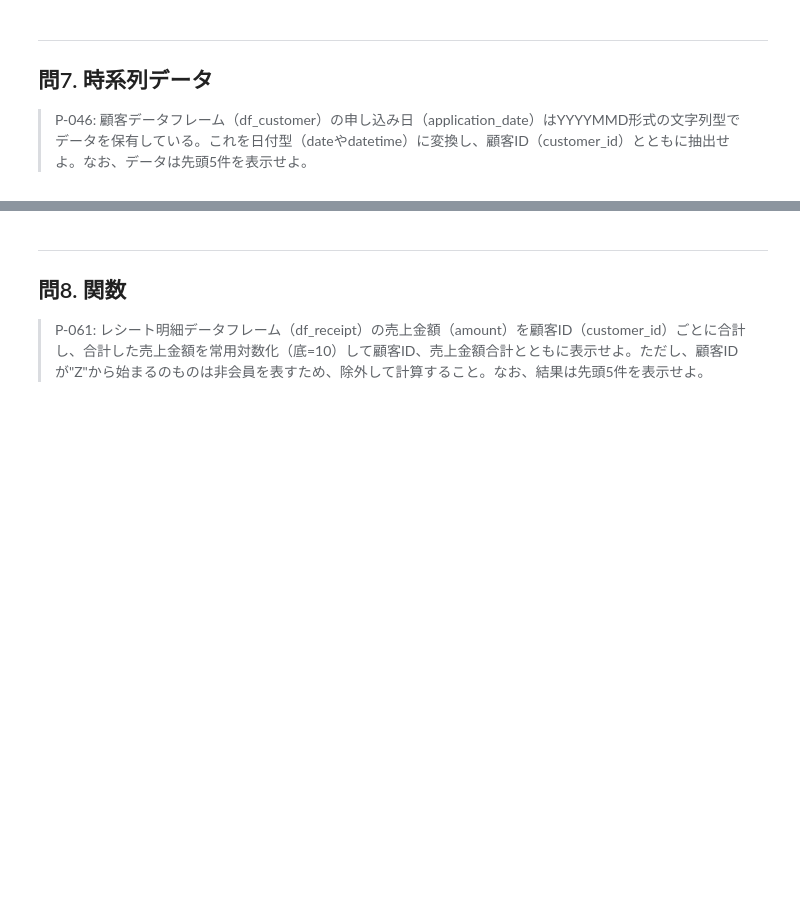
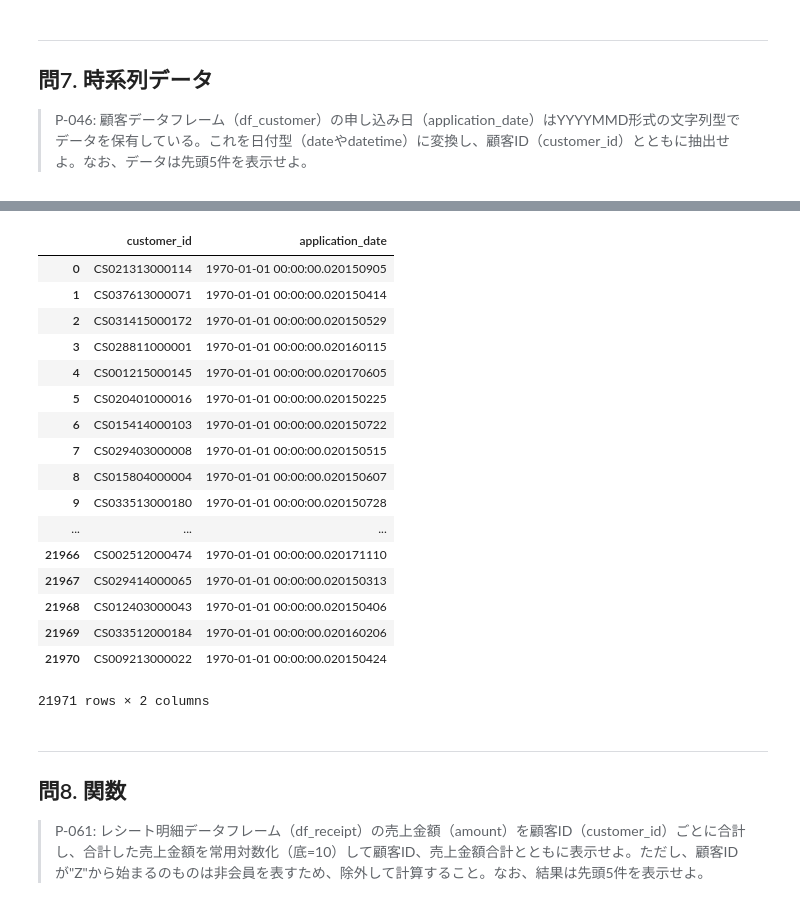
Before and after one commit to masukenn/Basic-Python, a Jupyter notebook: colab/quizzes/pandas_quiz.ipynb, the cells around one changed output, grey strips where cells are left out. Drawn from its saved outputs; the diff is of its cells as text; code cells hidden in the pictures; blank space fills up the shorter version.

```diff
--- a/colab/quizzes/pandas_quiz.ipynb
+++ b/colab/quizzes/pandas_quiz.ipynb
@@ -76,0 +112,7 @@ Name: amount, dtype: int64
+# %%
+df_receipt_only_member = df_receipt.query("not customer_id.str.startswith('Z')", engine="python")
+data_01 = df_receipt_only_member[['customer_id','amount']].groupby('customer_id').sum()
+b = data_01['amount'].mean()
+loc_03 = data_01.loc[data_01['amount'] >= b]
+pd.set_option('display.max_rows', 5)
+loc_03.head()
@@ -104,3 +156,25 @@ df_customer_only_member = df_customer.query("not customer_id.str.startswith('Z')
+# %%
+df_customer['application_date'] = pd.to_datetime(df_customer['application_date'])
+df_customer[['customer_id','application_date']]
+# %% [output]
+|  | customer_id | application_date |
+| 0 | CS021313000114 | 1970-01-01 00:00:00.020150905 |
+| 1 | CS037613000071 | 1970-01-01 00:00:00.020150414 |
+| 2 | CS031415000172 | 1970-01-01 00:00:00.020150529 |
+| 3 | CS028811000001 | 1970-01-01 00:00:00.020160115 |
+| 4 | CS001215000145 | 1970-01-01 00:00:00.020170605 |
+| 5 | CS020401000016 | 1970-01-01 00:00:00.020150225 |
+| 6 | CS015414000103 | 1970-01-01 00:00:00.020150722 |
+| 7 | CS029403000008 | 1970-01-01 00:00:00.020150515 |
+| 8 | CS015804000004 | 1970-01-01 00:00:00.020150607 |
+| 9 | CS033513000180 | 1970-01-01 00:00:00.020150728 |
+| ... | ... | ... |
+| 21966 | CS002512000474 | 1970-01-01 00:00:00.020171110 |
+| 21967 | CS029414000065 | 1970-01-01 00:00:00.020150313 |
+| 21968 | CS012403000043 | 1970-01-01 00:00:00.020150406 |
+| 21969 | CS033512000184 | 1970-01-01 00:00:00.020160206 |
+| 21970 | CS009213000022 | 1970-01-01 00:00:00.020150424 |
+21971 rows × 2 columns
 # %% [markdown]
 ---
 ## 問8. 関数
```
Also changed, not shown: parts of 20 cells of this notebook.
